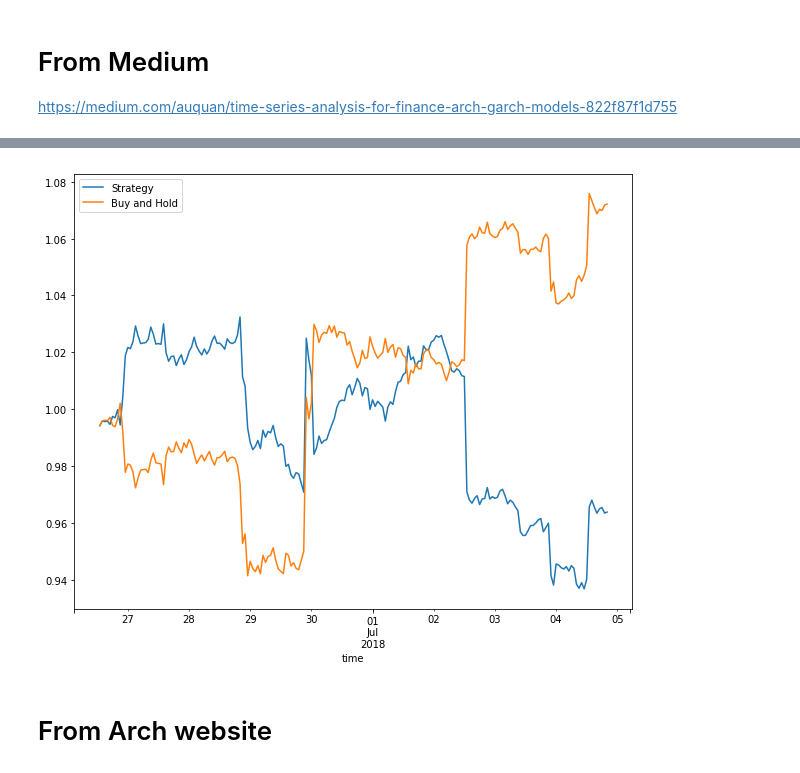
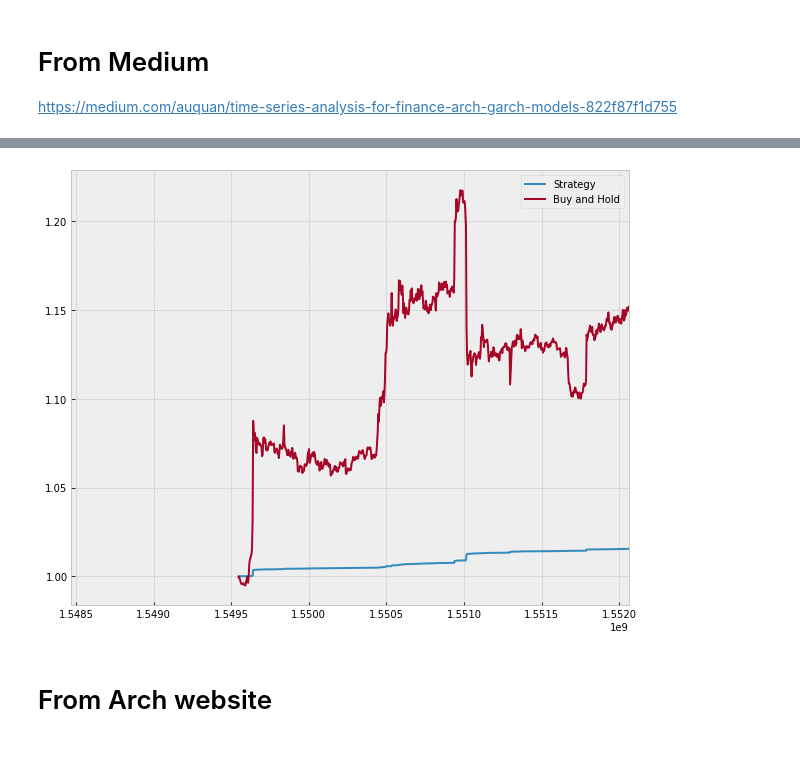
Before and after one commit to daniel-cortez-stevenson/crypto-predict, a Jupyter notebook: notebooks/statistical_model_dev.ipynb, the cells around one changed output, grey strips where cells are left out. Cells and saved outputs as stored; diff of their text form; code cells hidden in the pictures.

```diff
--- a/notebooks/statistical_model_dev.ipynb
+++ b/notebooks/statistical_model_dev.ipynb
@@ -38,0 +35,8 @@ N_FEATURES=int(X_train.columns.values.size / Tx)
+# %%
+"""
+Import Data.
+"""
+SYM = 'BTC'
+data_path = os.path.join(get_project_path(), 'data', 'raw', SYM + '.csv')
+data = pd.read_csv(os.path.join(data_path), index_col=-1)
+data.head()
@@ -57,0 +63,7 @@ forecast_steps = 21
+# %%
+Y = data['close'].pct_change().dropna()
+Y.index = list(map(lambda ix: datetime.datetime.strptime(ix, '%Y-%m-%d %H:%M:%S').timestamp(), Y.index))
+max_lag = 30
+freq = 'H'
+forecast_steps = 21
+Y.head()
@@ -151,22 +163,20 @@ def _get_best_arima(TS):
     best_order = None
     best_mdl = None
 
-    pq_rng = range(5) # [0,1,2,3,4]
-    d_rng = range(2) # [0,1]
+    pq_rng = range(5)
+    d_rng = range(2)
     for i in pq_rng:
         for d in d_rng:
             for j in pq_rng:
                 try:
-                    tmp_mdl = smt.ARIMA(TS, order=(i,d,j), freq=freq).fit(
-                        method='mle', trend='nc'
-                    )
+                    tmp_mdl = smt.ARIMA(TS, order=(i, d, j)).fit(method='mle', trend='nc', freq=freq)
                     tmp_aic = tmp_mdl.aic
                     if tmp_aic < best_aic:
                         best_aic = tmp_aic
                         best_order = (i, d, j)
                         best_mdl = tmp_mdl
                 except: continue
-    print('aic: {:6.5f} | order: {}'.format(best_aic, best_order))
+    p('aic: {:6.5f} | order: {}'.format(best_aic, best_order))
     return best_aic, best_order, best_mdl
 # %%
 arima_aic, arima_order, arima_mdl = _get_best_arima(Y)
@@ -293,7 +295,7 @@ tsplot(arch_res.resid**2, lags=30)
 # %%
-Y_ = Y.iloc[-500:]
+Y_ = Y.iloc[-1000:]
 window = 300
 foreLength = len(Y_) - window
-signal = 0*Y[-foreLength:]
-foreLength
+signal = Y_[-foreLength:]
+signal.head()
 # %% [output]
@@ -382,20 +352,20 @@ aic: -2079.92884 | order: (0, 0, 1)
 # %%
-returns = pd.DataFrame(index = signal.index,
+returns = pd.DataFrame(index=signal.index,
                        columns=['Buy and Hold', 'Strategy'])
-returns['Buy and Hold'] = Y.iloc[-foreLength:]
+returns['Buy and Hold'] = Y_.iloc[-foreLength:]
 returns['Strategy'] = signal*returns['Buy and Hold']
 
-eqCurves = pd.DataFrame(index = signal.index,
-                       columns=['Buy and Hold', 'Strategy'])
-eqCurves['Buy and Hold']=returns['Buy and Hold'].cumsum()+1
-eqCurves['Strategy'] = returns['Strategy'].cumsum()+1
+eqCurves = pd.DataFrame(index=signal.index,
+                        columns=['Buy and Hold', 'Strategy'])
+eqCurves['Buy and Hold'] = returns['Buy and Hold'].cumsum() + 1
+eqCurves['Strategy'] = returns['Strategy'].cumsum() + 1
 
-eqCurves['Strategy'].plot(figsize=(10,8))
+eqCurves['Strategy'].plot(figsize=(10, 8))
 eqCurves['Buy and Hold'].plot()
 plt.legend()
 plt.show()
 # %% [output]
-[figure, old version]
+[figure, new version]
 # %% [markdown]
 # From Arch website
 # %%
```
Also changed, not shown: parts of 29 cells of this notebook, 17 other files.
